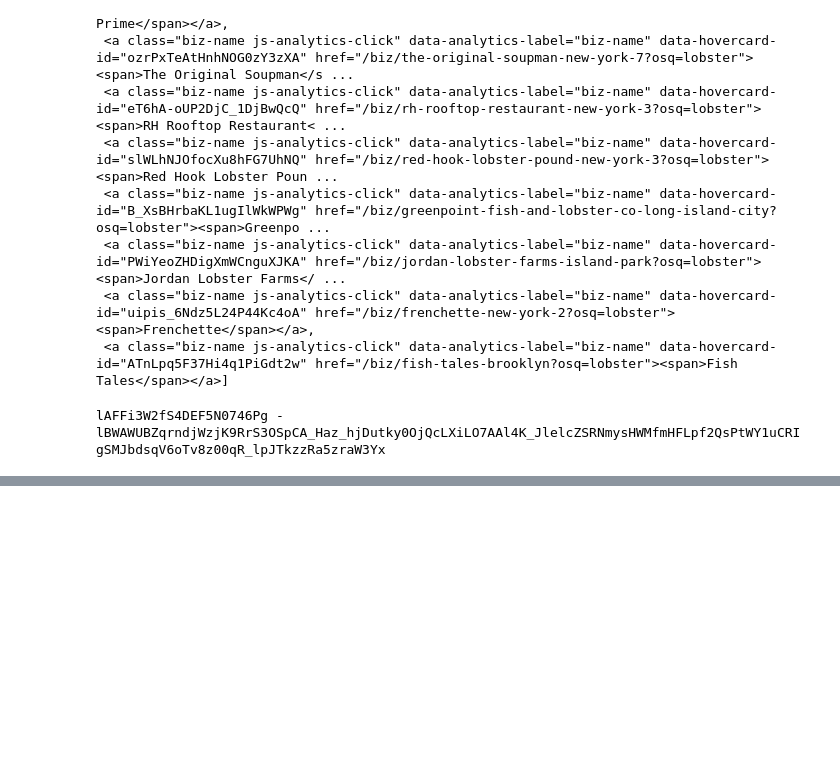
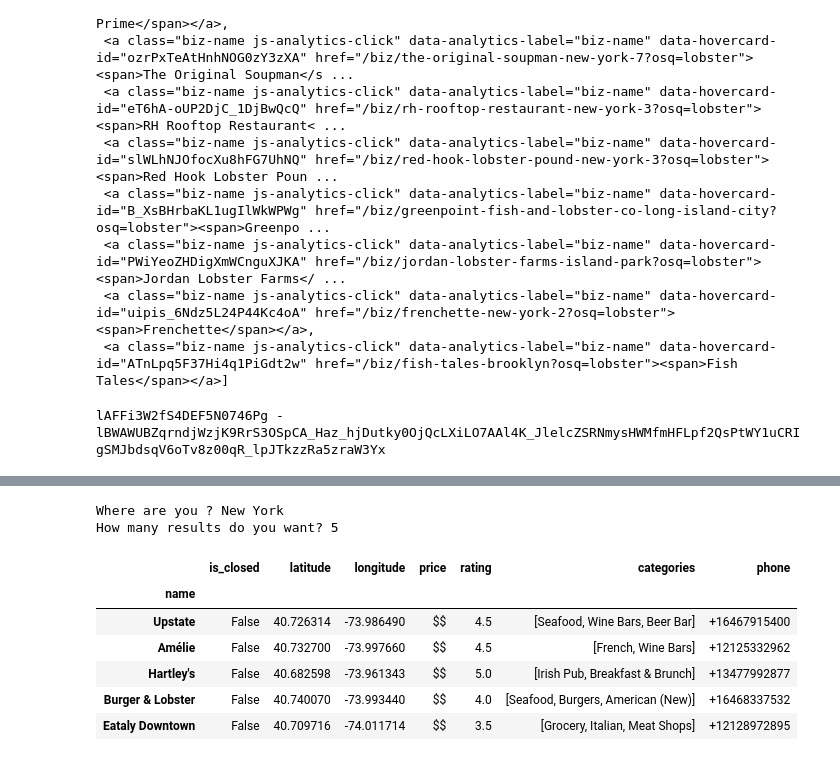
Before and after one commit to qcsun0318/toolsproject, a Jupyter notebook: Tools_Project.ipynb, the cells around one changed output, grey strips where cells are left out. Drawn from its saved outputs; the diff is of its cells as text; code cells hidden in the pictures; blank space fills up the shorter version.

Commit message:
global web scraping function using yelp api keys

```diff
--- a/Tools_Project.ipynb
+++ b/Tools_Project.ipynb
@@ -475,3 +475,55 @@ res
 | The Boil | False | 40.719740 | -73.993390 | $$ | 4.5 | [Cajun/Creole, Seafood, Live/Raw ... | +12129258815 |
 | Despaña | False | 40.721069 | -73.997908 | $$ | 4.5 | [Spanish, Basque, Grocery] | +12122195050 |
 | Woorijip Authentic Korean Food | False | 40.747470 | -73.986480 | $ | 4.0 | [Korean] | +12122441115 |
+# %%
+def web_scrapingYelp():
+    import requests
+
+    address = input('Where are you ? ')
+    limit = input('How many results do you want? ')
+
+    search_data = {
+    'term': "restaurant",
+    'location': address.replace(' ', '+'),
+    'limit': limit
+    }
+    url = API_HOST + SEARCH_PATH
+    headers = {
+        'Authorization': 'Bearer %s' % API_KEY,
+    }
+    response = requests.request('GET', url, headers=headers, params=search_data).json()
+    businesses = response.get('businesses')
+
+    df = pd.DataFrame(columns = ['name','is_closed','latitude','longitude','price','rating','categories','phone'])
+    for i in range(len(businesses)):
+        name = businesses[i]['name']
+        is_closed = businesses[i]['is_closed']
+        latitude = businesses[i]['coordinates']['latitude']
+        longitude = businesses[i]['coordinates']['longitude']
+        try:
+            price = businesses[i]['price']
+        except:
+            price = None
+        rating = businesses[i]['rating']
+        categories = []
+        for categorie in businesses[i]['categories']:
+            categories.append(categorie['title'])
+        phone = businesses[i]['phone']
+
+        df.loc[i] = [name,is_closed,latitude,longitude,price,rating,categories,phone]
+
+    df.set_index('name', inplace = True)
+
+    return(df)
+# %%
+web_scrapingYelp()
+# %% [output]
+Where are you ? New York
+How many results do you want? 5
+|  | is_closed | latitude | longitude | price | rating | categories | phone |
+| name |  |  |  |  |  |  |  |
+| Upstate | False | 40.726314 | -73.986490 | $$ | 4.5 | [Seafood, Wine Bars, Beer Bar] | +16467915400 |
+| Amélie | False | 40.732700 | -73.997660 | $$ | 4.5 | [French, Wine Bars] | +12125332962 |
+| Hartley's | False | 40.682598 | -73.961343 | $$ | 5.0 | [Irish Pub, Breakfast & Brunch] | +13477992877 |
+| Burger & Lobster | False | 40.740070 | -73.993440 | $$ | 4.0 | [Seafood, Burgers, American (New)] | +16468337532 |
+| Eataly Downtown | False | 40.709716 | -74.011714 | $$ | 3.5 | [Grocery, Italian, Meat Shops] | +12128972895 |
```
Also changed, not shown: parts of 2 cells of this notebook.
